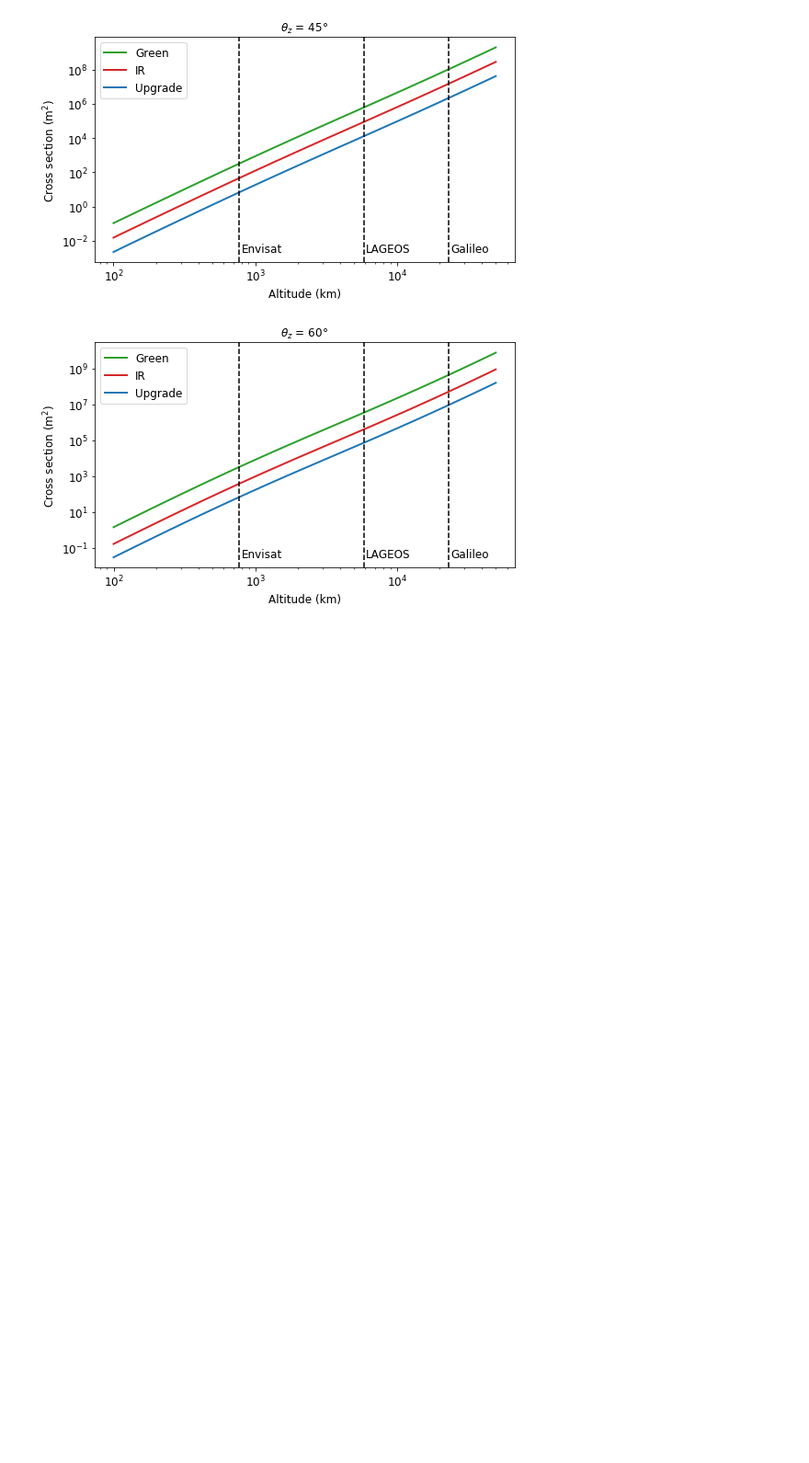
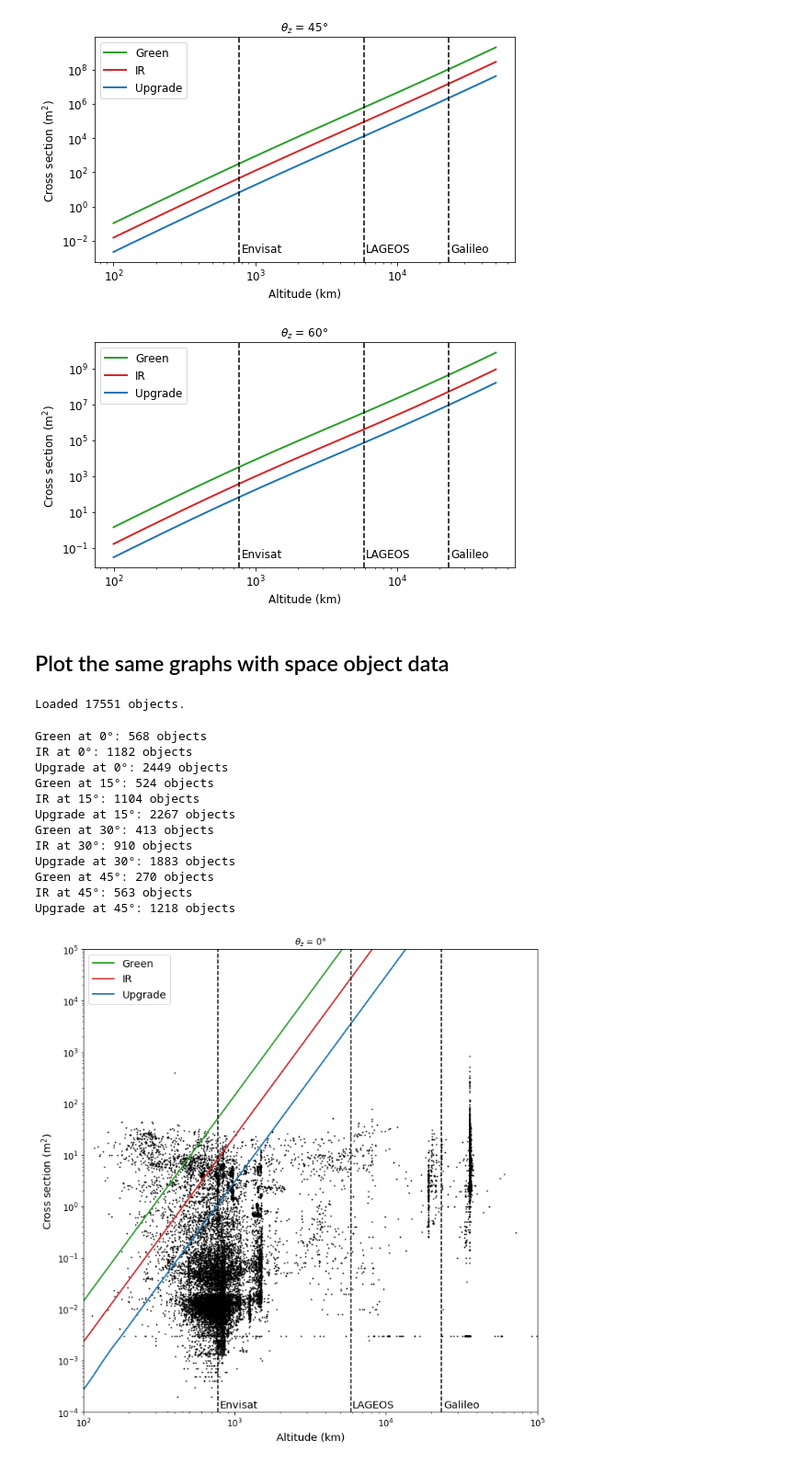
Before and after one commit to dronir/RadarlinkSLR, a Jupyter notebook: Plot 50 percent.ipynb, the cells around one changed output. Shown: that part at 92% size. Drawn from its saved outputs; the diff is of its cells as text; code cells hidden in the pictures; blank space fills up the shorter version.

```diff
--- a/Plot 50 percent.ipynb
+++ b/Plot 50 percent.ipynb
@@ -218,3 +218,80 @@ for theta_z in [15, 30, 45, 60]:
 [figure]
 [figure]
 [figure]
+# %% [markdown]
+## Plot the same graphs with space object data
+# %%
+def load_satcat(filename):
+    data = []
+    with open(filename) as f:
+        for line in f:
+            if line[21] in ["D", "?"]:
+                # Decayed satellite
+                continue
+            perigee = line[111:118].strip()
+            cross_section = line[119:128].strip()
+            if perigee == "" or cross_section == "N/A":
+                continue
+            data.append((float(perigee), float(cross_section)))
+    return np.array(data)
+# %%
+SatCat = load_satcat("../../data/satcat.txt")
+SatCat = SatCat[SatCat[:,0]>100]
+print("Loaded {} objects.".format(SatCat.shape[0]))
+# %% [output]
+Loaded 17551 objects.
+# %%
+low = 100
+high = 100000
+altitudes = 10**np.linspace(log(low, 10), log(high, 10), 50) * 1000
+
+for theta_z in [0, 15, 30, 45]:
+    plt.figure(figsize=(10,10))
+    low_C = 1e20
+    for name in lasers:
+        output = np.array([cross_section50(lasers[name], h, theta_z) for h in altitudes])
+        logA = np.log10(altitudes / 1000)
+        logC = np.log10(output)
+
+        k = (logC[4] - logC[1]) / (logA[4] - logA[1])
+        idx = np.log10(SatCat[:,1]) > (logC[1] + k * (np.log10(SatCat[:,0]) - logA[1]))
+        print("{} at {}°: {} objects".format(name, theta_z, np.count_nonzero(idx)))
+
+        low_C = min(low, min(output))
+        plt.loglog(altitudes/1000, output, "-", label=name, color=lasers[name]["plot_color"], linewidth=2)
+    #plt.gca().yaxis.set_major_formatter(FuncFormatter(myLogFormat))
+    plt.title("$\\theta_z$ = {}°".format(theta_z))
+    plt.legend(loc="upper left", fontsize="x-large")
+    plt.xlabel("Altitude (km)", fontsize="x-large")
+    plt.ylabel("Cross section (m$^2$)", fontsize="x-large")
+    plt.xticks(fontsize="large")
+    plt.yticks(fontsize="large")
+
+    plt.scatter(SatCat[:,0], SatCat[:,1], 1, color="black")
+    plt.xlim(low, high)
+    low_C = 1e-4
+    plt.ylim(low_C, 1e5)
+
+    plt.axvline(773, linestyle="--", color="black")
+    plt.text(800, low_C*1.2, "Envisat", fontsize="x-large")
+    plt.axvline(5900, linestyle="--", color="black")
+    plt.text(6000, low_C*1.2, "LAGEOS", fontsize="x-large")
+    plt.axvline(23222, linestyle="--", color="black")
+    plt.text(24000, low_C*1.2, "Galileo", fontsize="x-large")
+    plt.tight_layout()
+    plt.savefig("obj50_{}.pdf".format(theta_z))
+    plt.savefig("obj50_{}.png".format(theta_z))
+# %% [output]
+Green at 0°: 568 objects
+IR at 0°: 1182 objects
+Upgrade at 0°: 2449 objects
+Green at 15°: 524 objects
+IR at 15°: 1104 objects
+Upgrade at 15°: 2267 objects
+Green at 30°: 413 objects
+IR at 30°: 910 objects
+Upgrade at 30°: 1883 objects
+Green at 45°: 270 objects
+IR at 45°: 563 objects
+Upgrade at 45°: 1218 objects
+[figure, added]
```
Also changed, not shown: parts of 1 cell of this notebook, 1 other file.
